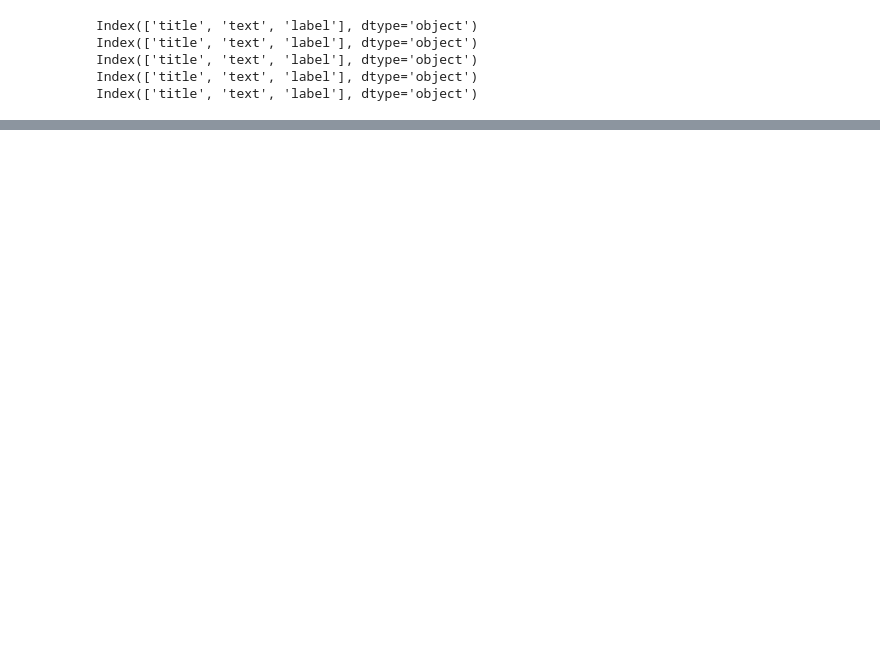
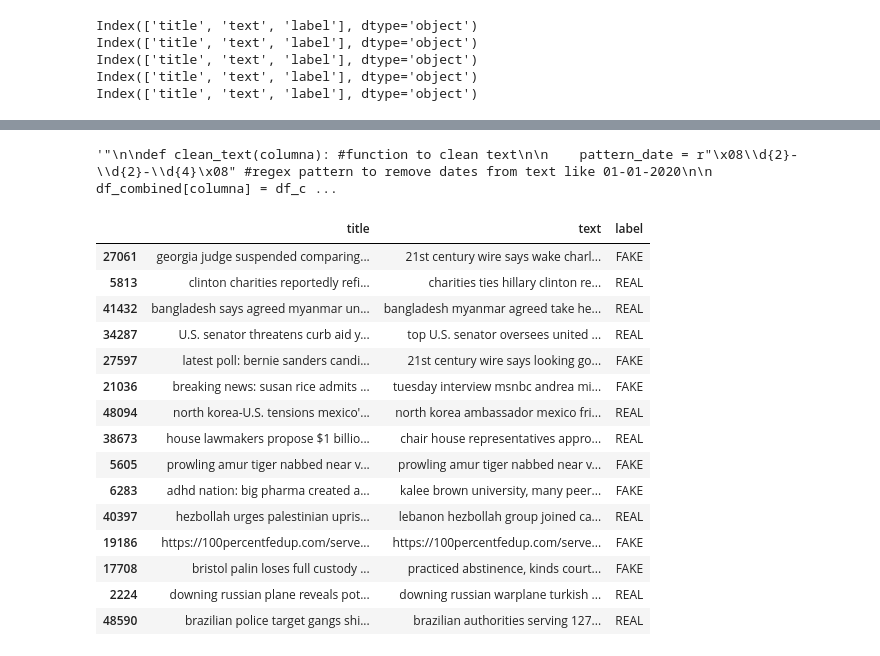
Before and after one commit to KatherineGortz/ejercicios-en-adalab, a Jupyter notebook: Proyecto Personal/EDA_Datasets.ipynb, the cells around one changed output, grey strips where cells are left out. Drawn from its saved outputs; the diff is of its cells as text; code cells hidden in the pictures; blank space fills up the shorter version.

Commit message:
limpiar df_combined

```diff
--- a/Proyecto Personal/EDA_Datasets.ipynb
+++ b/Proyecto Personal/EDA_Datasets.ipynb
@@ -186,0 +186,22 @@ print(df_combined.shape)  # Check the size of the final dataset
+# %%
+""""
+
+def clean_text(columna): #function to clean text
+
+    pattern_date = r"\b\d{2}-\d{2}-\d{4}\b" #regex pattern to remove dates from text like 01-01-2020
+
+    df_combined[columna] = df_combined[columna].astype(str).str.replace(pattern_date, "", regex=True).str.strip() #remove dates from text
+
+    pattern_date2 = r"\b(?:jan(?:uary)?|feb(?:ruary)?|mar(?:ch)?|apr(?:il)?|may|jun(?:e)?|jul(?:y)?|aug(?:ust)?|sep(?:tember)?|oct(?:ober)?|nov(?:ember)?|dec(?:ember)?)\s\d{1,2}\s\d{4}\b" #regex pattern to remove dates from text like January 01 2020, covers Jan and January
+
+    df_combined[columna] = df_combined[columna].astype(str).str.replace(pattern_date2, "", regex=True).str.strip()
+
+    df_combined[columna] = df_combined[columna].apply(lambda x: " ".join([word for word in x.split() if word.lower() not in stops])) #remove stopwords
+
+    df_combined[columna] = df_combined[columna].apply(lambda x: contractions.fix(x)) #expand contractions
+
+    df_combined[columna] = df_combined[columna].apply(lambda x: x.lower()) #convert text to lowercase
+
+    """
+# %% [output]
+'"\n\ndef clean_text(columna): #function to clean text\n\n    pattern_date = r"\x08\\d{2}-\\d{2}-\\d{4}\x08" #regex pattern to remove dates from text like 01-01-2020\n\n    df_combined[columna] = df_c ...
@@ -186,0 +251,23 @@ print(df_combined.shape)  # Check the size of the final dataset
+# %%
+pattern = r"^[a-z\s]+(?:,\s?[a-z.\s]+)?\s\([a-z\s]+\)\s?-\s?"
+# Apply regex to clean the text column
+df_combined['text'] = df_combined['text'].apply(lambda x: re.sub(pattern, "", x).strip())
+# %%
+df_combined.sample(15)
+# %% [output]
+|  | title | text | label |
+| 27061 | georgia judge suspended comparing... | 21st century wire says wake charl... | FAKE |
+| 5813 | clinton charities reportedly refi... | charities ties hillary clinton re... | REAL |
+| 41432 | bangladesh says agreed myanmar un... | bangladesh myanmar agreed take he... | REAL |
+| 34287 | U.S. senator threatens curb aid y... | top U.S. senator oversees united ... | REAL |
+| 27597 | latest poll: bernie sanders candi... | 21st century wire says looking go... | FAKE |
+| 21036 | breaking news: susan rice admits ... | tuesday interview msnbc andrea mi... | FAKE |
+| 48094 | north korea-U.S. tensions mexico'... | north korea ambassador mexico fri... | REAL |
+| 38673 | house lawmakers propose $1 billio... | chair house representatives appro... | REAL |
+| 5605 | prowling amur tiger nabbed near v... | prowling amur tiger nabbed near v... | FAKE |
+| 6283 | adhd nation: big pharma created a... | kalee brown university, many peer... | FAKE |
+| 40397 | hezbollah urges palestinian upris... | lebanon hezbollah group joined ca... | REAL |
+| 19186 | https://100percentfedup.com/serve... | https://100percentfedup.com/serve... | FAKE |
+| 17708 | bristol palin loses full custody ... | practiced abstinence, kinds court... | FAKE |
+| 2224 | downing russian plane reveals pot... | downing russian warplane turkish ... | REAL |
+| 48590 | brazilian police target gangs shi... | brazilian authorities serving 127... | REAL |
```
Also changed, not shown: parts of 27 cells of this notebook, 5 other files.
